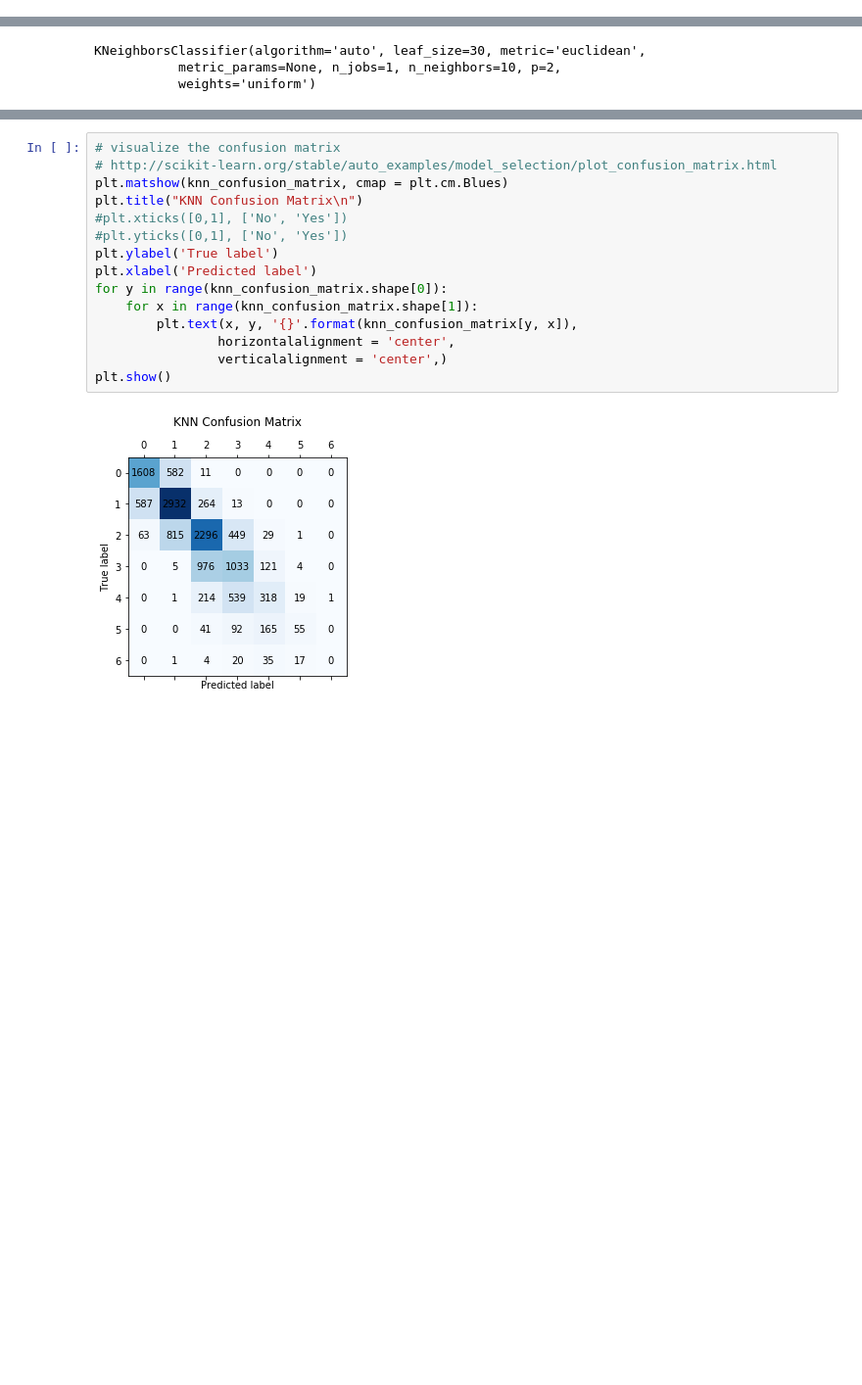
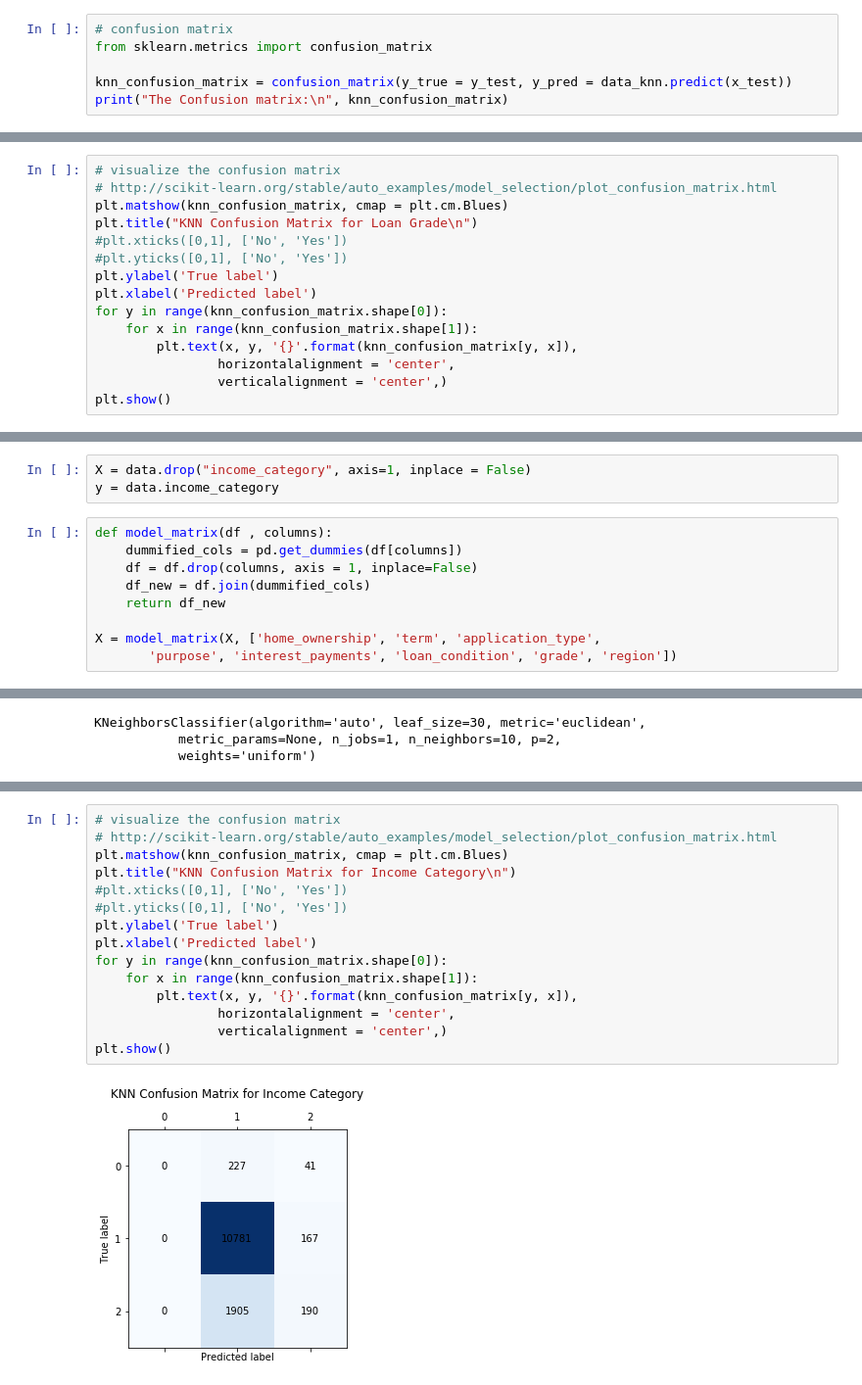
Before and after one commit to GRandles16/DataMining-Project, a Jupyter notebook: loan_kNN_grade.ipynb, the cells around one changed output, grey strips where cells are left out. Shown at 98% size. Saved outputs shown, nothing was run; the diff lists cells and outputs as text; blank space fills up the shorter version.

```diff
--- a/loan_kNN_grade.ipynb
+++ b/loan_kNN_grade.ipynb
@@ -172,0 +268,6 @@ X.shape
+# %%
+# confusion matrix
+from sklearn.metrics import confusion_matrix
+
+knn_confusion_matrix = confusion_matrix(y_true = y_test, y_pred = data_knn.predict(x_test))
+print("The Confusion matrix:\n", knn_confusion_matrix)
@@ -172,0 +283,15 @@ X.shape
+# %%
+# visualize the confusion matrix
+# http://scikit-learn.org/stable/auto_examples/model_selection/plot_confusion_matrix.html
+plt.matshow(knn_confusion_matrix, cmap = plt.cm.Blues)
+plt.title("KNN Confusion Matrix for Loan Grade\n")
+#plt.xticks([0,1], ['No', 'Yes'])
+#plt.yticks([0,1], ['No', 'Yes'])
+plt.ylabel('True label')
+plt.xlabel('Predicted label')
+for y in range(knn_confusion_matrix.shape[0]):
+    for x in range(knn_confusion_matrix.shape[1]):
+        plt.text(x, y, '{}'.format(knn_confusion_matrix[y, x]),
+                horizontalalignment = 'center',
+                verticalalignment = 'center',)
+plt.show()
@@ -173,3 +318,15 @@ X.shape
+# %%
+X = data.drop("income_category", axis=1, inplace = False)
+y = data.income_category
+# %%
+def model_matrix(df , columns):
+    dummified_cols = pd.get_dummies(df[columns])
+    df = df.drop(columns, axis = 1, inplace=False)
+    df_new = df.join(dummified_cols)
+    return df_new
+
+X = model_matrix(X, ['home_ownership', 'term', 'application_type',
+       'purpose', 'interest_payments', 'loan_condition', 'grade', 'region'])
 # %%
 # impute rows with NaN with a 0 for now
 X2 = X.fillna(value = 0)
@@ -259,20 +402,20 @@ The Confusion matrix:
 # %%
 # visualize the confusion matrix
 # http://scikit-learn.org/stable/auto_examples/model_selection/plot_confusion_matrix.html
 plt.matshow(knn_confusion_matrix, cmap = plt.cm.Blues)
-plt.title("KNN Confusion Matrix\n")
+plt.title("KNN Confusion Matrix for Income Category\n")
 #plt.xticks([0,1], ['No', 'Yes'])
 #plt.yticks([0,1], ['No', 'Yes'])
 plt.ylabel('True label')
 plt.xlabel('Predicted label')
 for y in range(knn_confusion_matrix.shape[0]):
     for x in range(knn_confusion_matrix.shape[1]):
         plt.text(x, y, '{}'.format(knn_confusion_matrix[y, x]),
                 horizontalalignment = 'center',
                 verticalalignment = 'center',)
 plt.show()
 # %% [output]
-[figure, old version]
+[figure, new version]
 # %%
 #Generate the classification report
 from sklearn.metrics import classification_report
```
Also changed, not shown: parts of 74 cells of this notebook, 2 other files.
